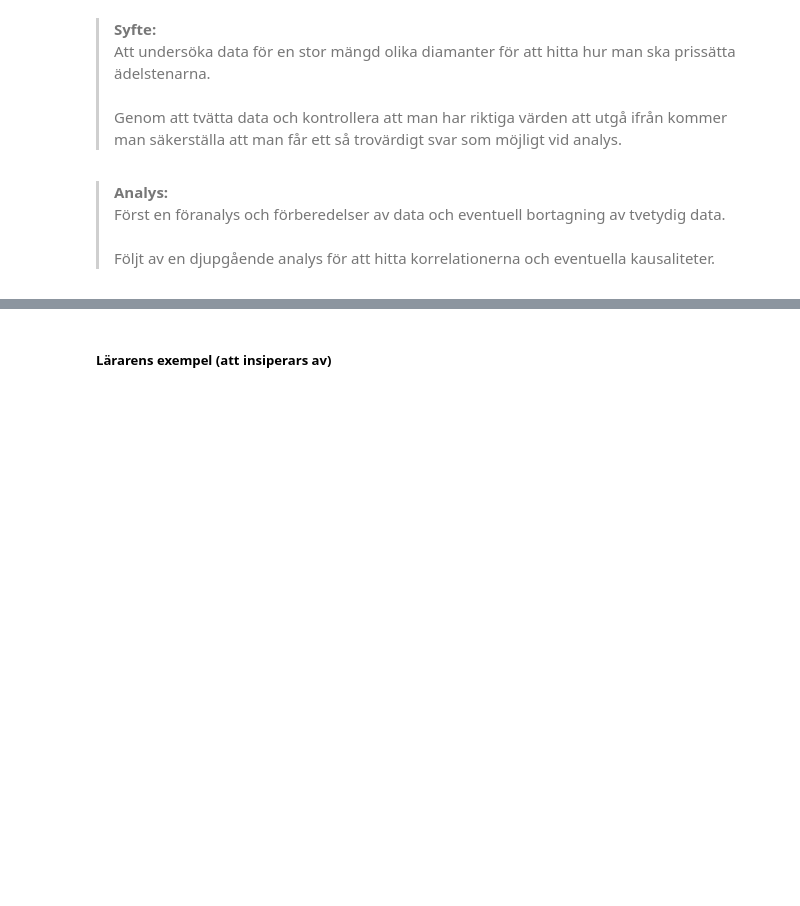
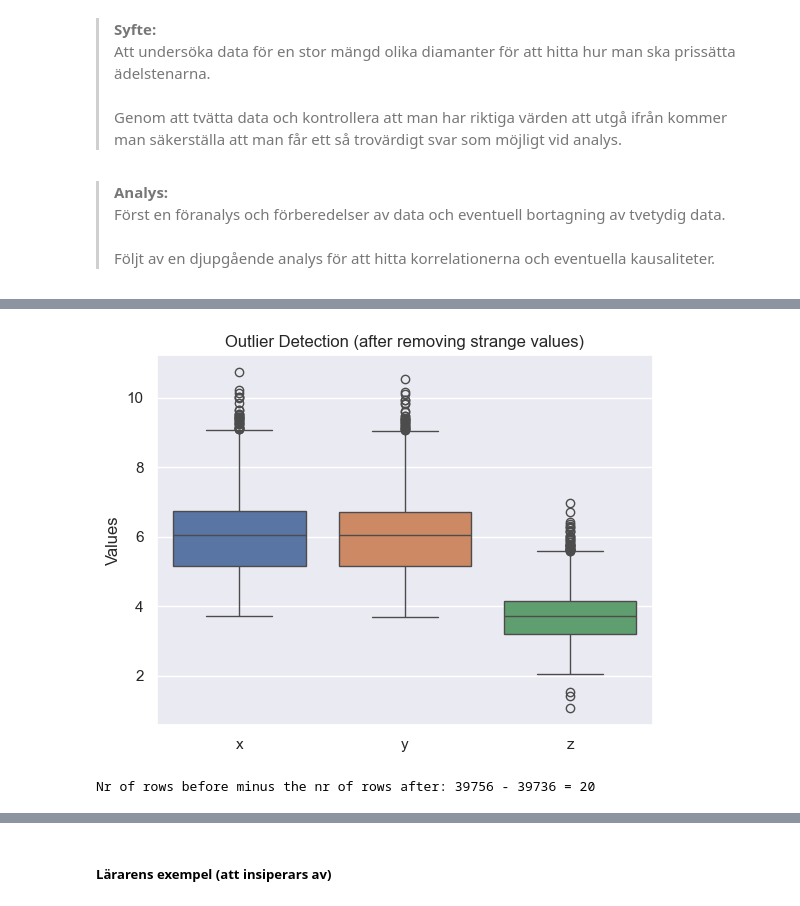
Before and after one commit to Livorya/python-assignment, a Jupyter notebook: kunskapskontroll.ipynb, the cells around one changed output, grey strips where cells are left out. Cells and saved outputs as stored; diff of their text form; code cells hidden in the pictures; blank space fills up the shorter version.

```diff
--- a/kunskapskontroll.ipynb
+++ b/kunskapskontroll.ipynb
@@ -234,0 +643,10 @@ diamonds.boxplot("price")
+# %%
+diamonds_xyz_clean = diamonds_xyz[(diamonds_xyz.y < 30) & (diamonds_xyz.z < 30) & (diamonds_xyz.x > 0) & (diamonds_xyz.y > 0) & (diamonds_xyz.z > 0)].copy()
+sns.boxplot(data=diamonds_xyz_clean)
+plt.title("Outlier Detection (after removing strange values)")
+plt.ylabel("Values")
+plt.show()
+print(f"Nr of rows before minus the nr of rows after: {len(diamonds_xyz)} - {len(diamonds_xyz_clean)} = {len(diamonds_xyz) - len(diamonds_xyz_clean)}")
+# %% [output]
+[figure, added]
+Nr of rows before minus the nr of rows after: 39756 - 39736 = 20
```
Also changed, not shown: parts of 83 cells of this notebook.
